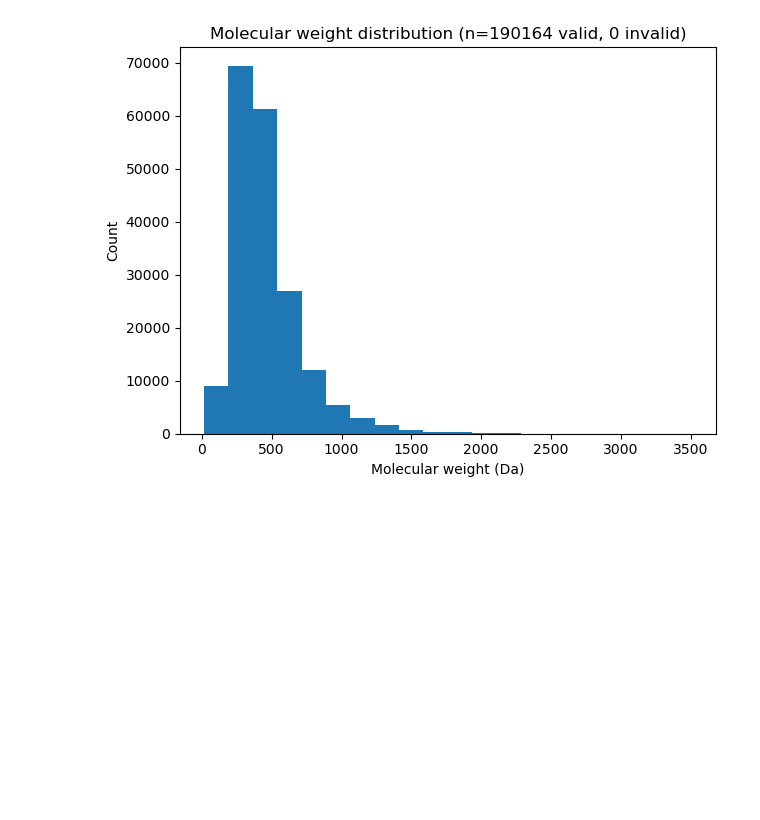
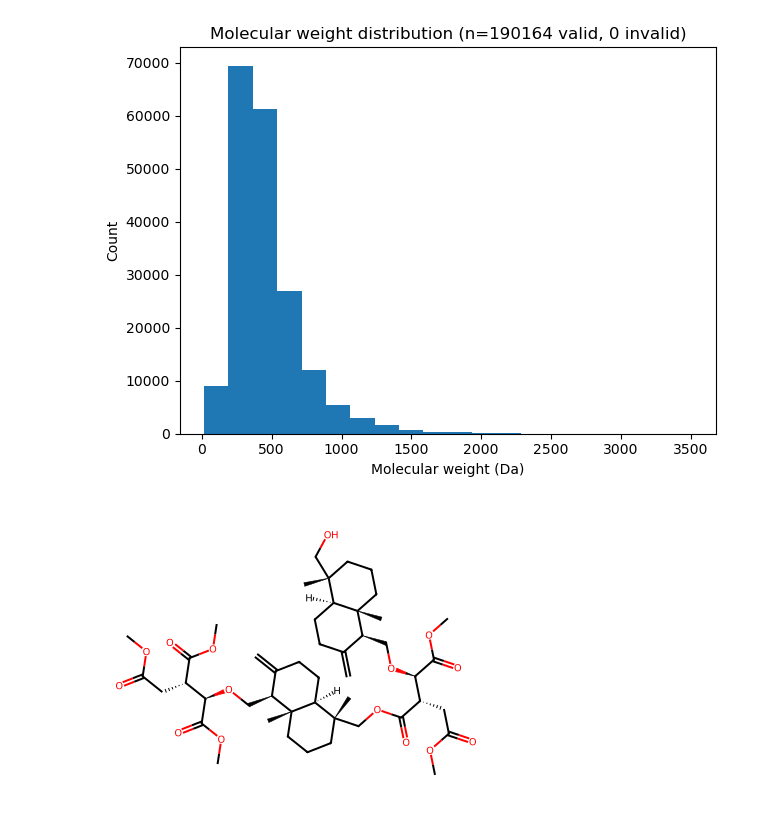
Before and after one commit to atong28/SMART-Moonshot, a Jupyter notebook: examples/dataset_exploration.ipynb, the cells around one changed output. Drawn from its saved outputs; the diff is of its cells as text; code cells hidden in the pictures; blank space fills up the shorter version.

```diff
--- a/examples/dataset_exploration.ipynb
+++ b/examples/dataset_exploration.ipynb
@@ -61,3 +61,17 @@ def plot_mw_histogram(
 plot_mw_histogram(all_smiles, bins=20)
 # %% [output]
 [figure]
+# %%
+from rdkit import Chem
+from rdkit.Chem import Draw
+
+smiles = "[H][C@@]12CCC(=C)[C@H](CO[C@H]([C@H](CC(=O)OC)C(=O)OC[C@]3(C)CCC[C@]4(C)[C@@H](CO[C@H]([C@H](CC(=O)OC)C(=O)OC)C(=O)OC)C(=C)CC[C@@]34[H])C(=O)OC)[C@@]1(C)CCC[C@@]2(C)CO"  # aspirin
+mol = Chem.MolFromSmiles(smiles)
+if mol is None:
+    raise ValueError("Invalid SMILES")
+
+# Returns a PIL image in notebooks
+img = Draw.MolToImage(mol, size=(400, 300))
+img
+# %% [output]
+[figure, added]
```
Also changed, not shown: 16 other files.
